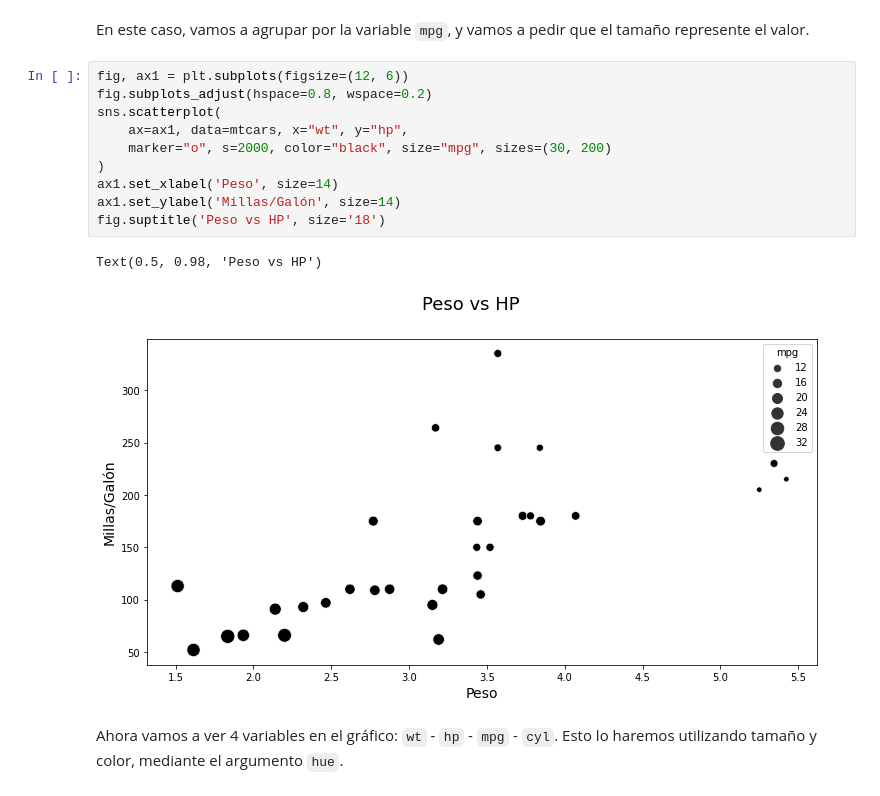
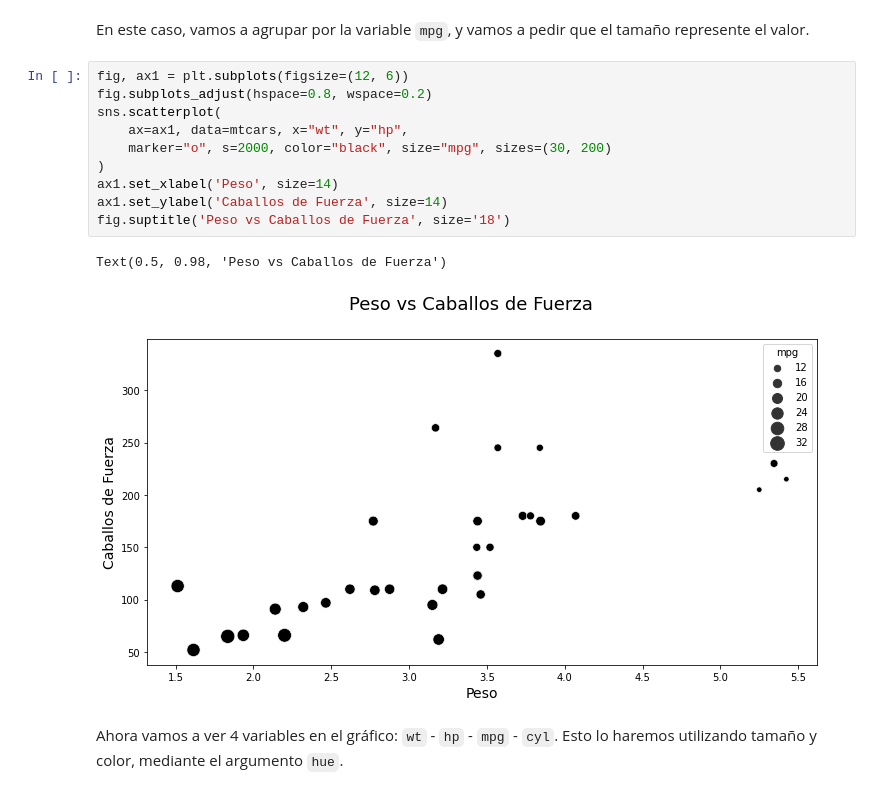
Before and after one commit to TICS314/Syllabus-2021-2-S8, a Jupyter notebook: Semana 05/Jupyter/02 - Scatter.ipynb, the cells around one changed output. Saved outputs shown, nothing was run; the diff lists cells and outputs as text.

```diff
--- a/Semana 05/Jupyter/02 - Scatter.ipynb
+++ b/Semana 05/Jupyter/02 - Scatter.ipynb
@@ -402,16 +408,16 @@ En este caso, vamos a agrupar por la variable `mpg`, y vamos a pedir que el tama
 # %%
 fig, ax1 = plt.subplots(figsize=(12, 6))
 fig.subplots_adjust(hspace=0.8, wspace=0.2)
 sns.scatterplot(
     ax=ax1, data=mtcars, x="wt", y="hp",
     marker="o", s=2000, color="black", size="mpg", sizes=(30, 200)
 )
 ax1.set_xlabel('Peso', size=14)
-ax1.set_ylabel('Millas/Galón', size=14)
-fig.suptitle('Peso vs HP', size='18')
+ax1.set_ylabel('Caballos de Fuerza', size=14)
+fig.suptitle('Peso vs Caballos de Fuerza', size='18')
 # %% [output]
-Text(0.5, 0.98, 'Peso vs HP')
+Text(0.5, 0.98, 'Peso vs Caballos de Fuerza')
-[figure, old version]
+[figure, new version]
 # %% [markdown]
 Ahora vamos a ver 4 variables en el gráfico: `wt` - `hp` - `mpg` - `cyl`. Esto lo haremos utilizando tamaño y color, mediante el argumento `hue`.
 # %%
```
Also changed, not shown: parts of 4 cells of this notebook, 8 other files.
